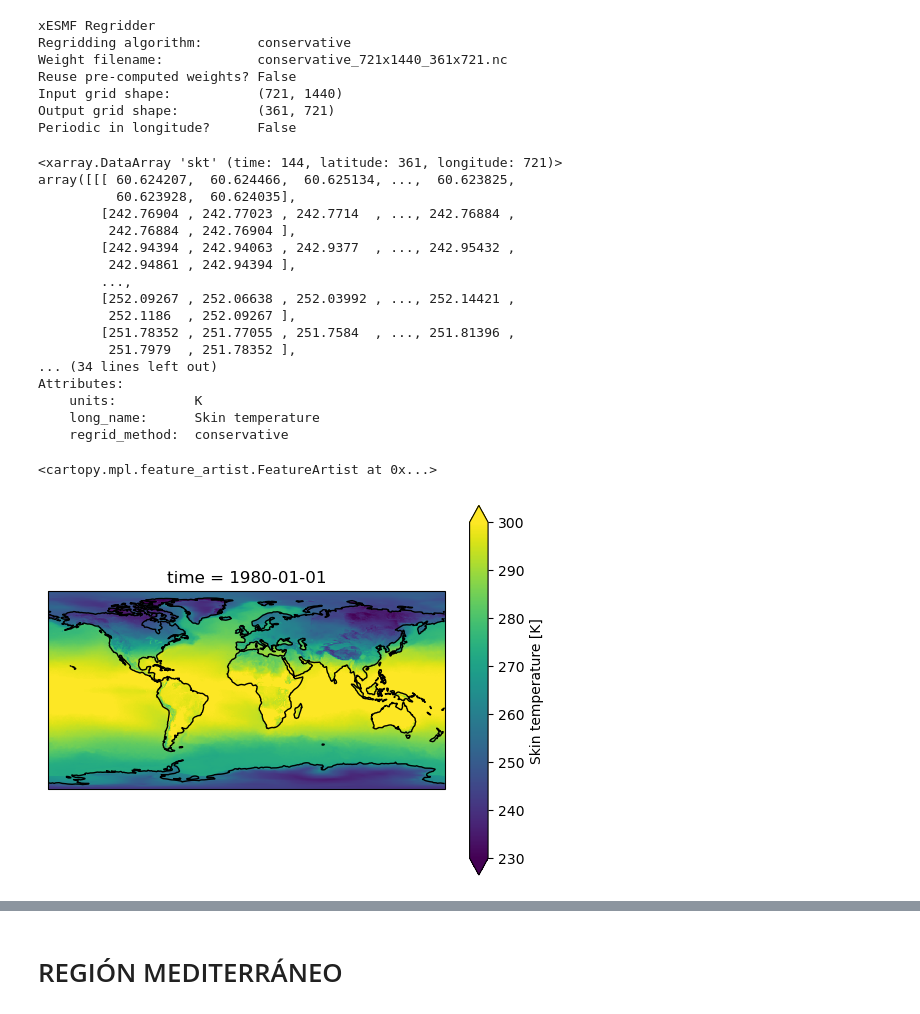
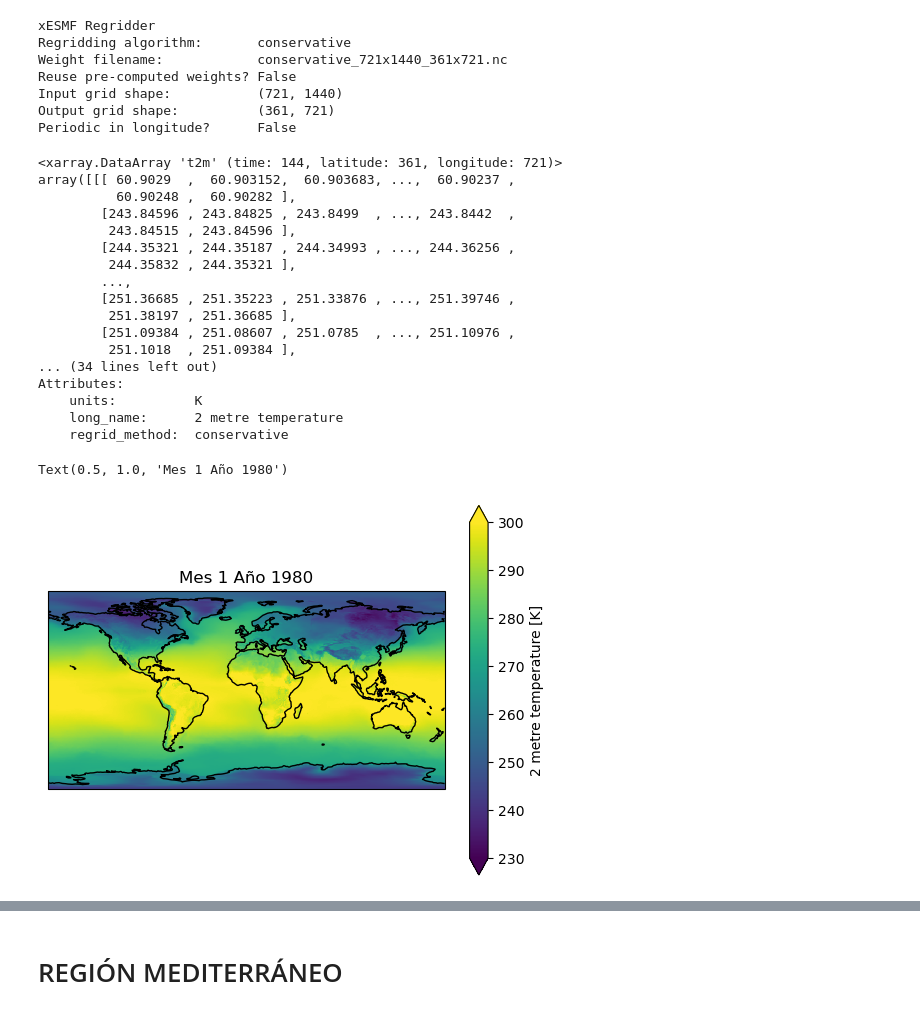
Before and after one commit to rubeenalonso/Practicas-Predictia, a Jupyter notebook: Tarea.ipynb, the cells around one changed output, grey strips where cells are left out. Saved outputs shown, nothing was run; the diff lists cells and outputs as text; code cells hidden in the pictures.

```diff
--- a/Tarea.ipynb
+++ b/Tarea.ipynb
@@ -7,7 +7,7 @@ import xesmf as xe
 import cartopy.crs as ccrs
 import regionmask
 # %%
-ds = xr.open_dataset('../data/adaptor.mars.internal-1707911246.890499-7326-1-fb861f93-6d01-444a-8d0b-e741cfe36eea.nc')
+ds = xr.open_dataset('../data/t2m_1980-2015_Winter.nc')
 ds
 # %% [output]
 <xarray.Dataset>
@@ -24,5 +24,5 @@ Attributes:
 # %%
-dr = ds['skt']
+dr = ds['t2m']
 # %%
 ax = plt.axes(projection=ccrs.PlateCarree())
 dr.isel(time=0).plot.pcolormesh(ax=ax, vmin=230, vmax=300)
@@ -94,27 +94,29 @@ Periodic in longitude?      False
 dr_out = regridder(dr, keep_attrs=True)
 dr_out
 # %% [output]
-<xarray.DataArray 'skt' (time: 144, latitude: 361, longitude: 721)>
-array([[[ 60.624207,  60.624466,  60.625134, ...,  60.623825,
-          60.623928,  60.624035],
-        [242.76904 , 242.77023 , 242.7714  , ..., 242.76884 ,
-         242.76884 , 242.76904 ],
-        [242.94394 , 242.94063 , 242.9377  , ..., 242.95432 ,
-         242.94861 , 242.94394 ],
+<xarray.DataArray 't2m' (time: 144, latitude: 361, longitude: 721)>
+array([[[ 60.9029  ,  60.903152,  60.903683, ...,  60.90237 ,
+          60.90248 ,  60.90282 ],
+        [243.84596 , 243.84825 , 243.8499  , ..., 243.8442  ,
+         243.84515 , 243.84596 ],
+        [244.35321 , 244.35187 , 244.34993 , ..., 244.36256 ,
+         244.35832 , 244.35321 ],
         ...,
-        [252.09267 , 252.06638 , 252.03992 , ..., 252.14421 ,
-         252.1186  , 252.09267 ],
-        [251.78352 , 251.77055 , 251.7584  , ..., 251.81396 ,
-         251.7979  , 251.78352 ],
+        [251.36685 , 251.35223 , 251.33876 , ..., 251.39746 ,
+         251.38197 , 251.36685 ],
+        [251.09384 , 251.08607 , 251.0785  , ..., 251.10976 ,
+         251.1018  , 251.09384 ],
 ... (34 lines left out)
 Attributes:
     units:          K
-    long_name:      Skin temperature
+    long_name:      2 metre temperature
     regrid_method:  conservative
 # %%
 ax = plt.axes(projection=ccrs.PlateCarree())
-dr_out.isel(time=0).plot.pcolormesh(ax=ax, vmin=230, vmax=300)
+k = 0 # Posición temporal
+dr_out.isel(time=k).plot.pcolormesh(ax=ax, vmin=230, vmax=300)
 ax.coastlines()
+plt.title('Mes ' + str(dr_out.isel(time=k).time.dt.month.values) + ' Año ' + str(dr_out.isel(time=k).time.dt.year.values))
 # %% [output]
-<cartopy.mpl.feature_artist.FeatureArtist at 0x...>
+Text(0.5, 1.0, 'Mes 1 Año 1980')
-[figure, old version]
+[figure, new version]
```
Also changed, not shown: parts of 7 cells of this notebook.
